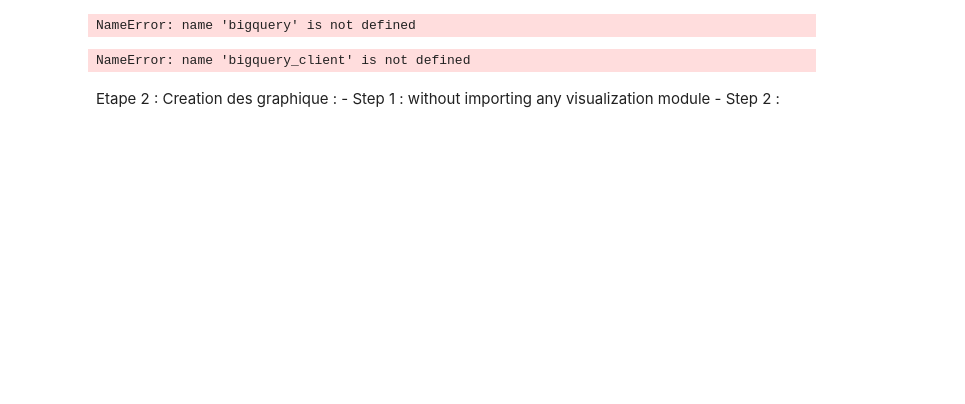
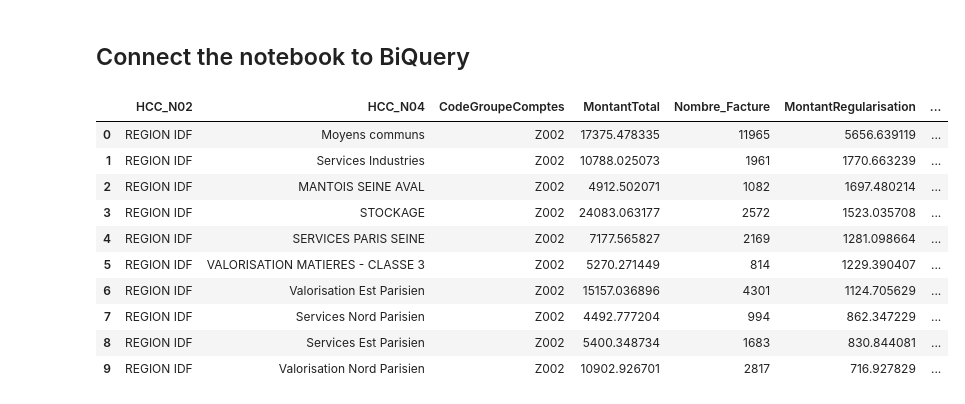
Before and after one commit to saidteste/V_APP, a Jupyter notebook: V.ipynb, the cells around one changed output. Drawn from its saved outputs; the diff is of its cells as text; code cells hidden in the pictures; blank space fills up the shorter version.

```diff
--- a/V.ipynb
+++ b/V.ipynb
@@ -46,2 +29,4 @@ Requirement already satisfied: pyasn1<0.5.0,>=0.4.6 in c:\programdata\anaconda3\
+# %% [markdown]
+## Connect the notebook to BiQuery
 # %%
 import os
@@ -49,6 +34,2 @@ os.environ['GOOGLE_APPLICATION_CREDENTIALS'] ='C:/Users/Jarvis/Downloads/BigQuer
-# %%
-bigquery_client = bigquery.Cient(project='job-interview-bidmfj')
-# %% [output]
-NameError: name 'bigquery' is not defined
 # %%
 from google.cloud import bigquery
@@ -60,12 +42,20 @@ SELECT * FROM `job-interview-bidmfj.DataFrame.TesteData`
 # %%
-query_job = bigquery_client.query(Query)
-df = query_job.to_dataframe()
+query_job=bigquery_client.query(Query) #API request
+df = query_job.to_dataframe() #convert the result of request to DataFrame
+# df.column()
+df.head(10)
 # %% [output]
-NameError: name 'bigquery_client' is not defined
+|  | HCC_N02 | HCC_N04 | CodeGroupeComptes | MontantTotal | Nombre_Facture | MontantRegularisation | ... |
+| 0 | REGION IDF | Moyens communs | Z002 | 17375.478335 | 11965 | 5656.639119 | ... |
+| 1 | REGION IDF | Services Industries | Z002 | 10788.025073 | 1961 | 1770.663239 | ... |
+| 2 | REGION IDF | MANTOIS SEINE AVAL | Z002 | 4912.502071 | 1082 | 1697.480214 | ... |
+| 3 | REGION IDF | STOCKAGE | Z002 | 24083.063177 | 2572 | 1523.035708 | ... |
+| 4 | REGION IDF | SERVICES PARIS SEINE | Z002 | 7177.565827 | 2169 | 1281.098664 | ... |
+| 5 | REGION IDF | VALORISATION MATIERES - CLASSE 3 | Z002 | 5270.271449 | 814 | 1229.390407 | ... |
+| 6 | REGION IDF | Valorisation Est Parisien | Z002 | 15157.036896 | 4301 | 1124.705629 | ... |
+| 7 | REGION IDF | Services Nord Parisien | Z002 | 4492.777204 | 994 | 862.347229 | ... |
+| 8 | REGION IDF | Services Est Parisien | Z002 | 5400.348734 | 1683 | 830.844081 | ... |
+| 9 | REGION IDF | Valorisation Nord Parisien | Z002 | 10902.926701 | 2817 | 716.927829 | ... |
-# %% [markdown]
-Etape 2 : Creation des graphique :
-    - Step 1 : without importing any visualization module
-    - Step 2 :
 # %%
 from pandas_profiling import ProfileReport
 import pandas as pd
```
Also changed, not shown: parts of 23 cells of this notebook, 5 other files.
